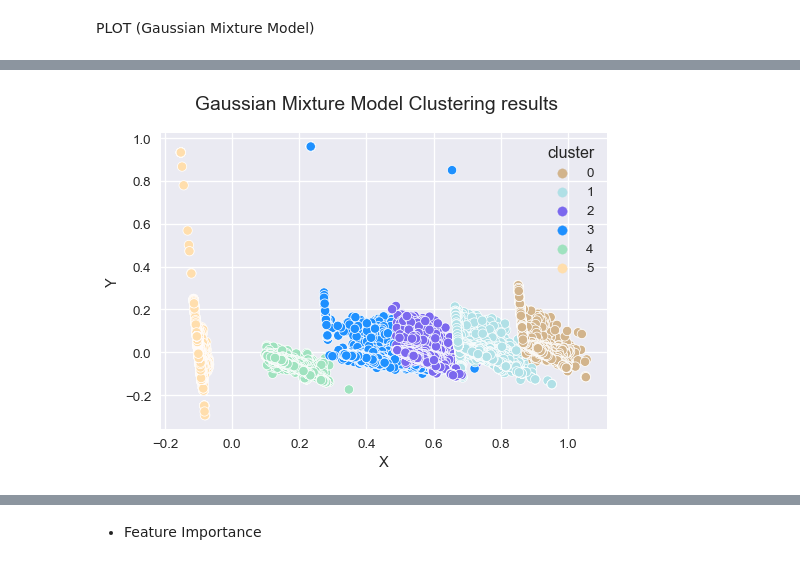
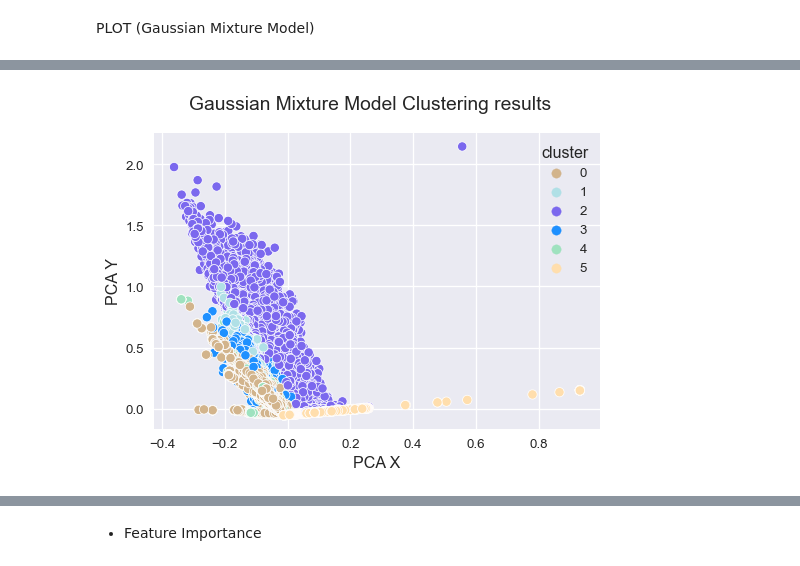
Before and after one commit to HikariJadeEmpire/AdvancedAnalytics-MADT8101, a Jupyter notebook: Section04/Week05_CustomerSegmentation/week5-Segmentation.ipynb, the cells around one changed output, grey strips where cells are left out. Drawn from its saved outputs; the diff is of its cells as text; code cells hidden in the pictures.

```diff
--- a/Section04/Week05_CustomerSegmentation/week5-Segmentation.ipynb
+++ b/Section04/Week05_CustomerSegmentation/week5-Segmentation.ipynb
@@ -529,21 +589,23 @@ display(dfk)
 796546 rows × 2 columns
 # %%
 # Getting unique labels
+def plotClus(df,col):
+    dfk['cluster'] = df[col]
 
-dfk['cluster'] = df['cluster']
+    # plotting the results:
 
-# plotting the results:
+    plt.style.use('seaborn-v0_8')
 
-plt.style.use('seaborn-v0_8')
+    fig, axe = plt.subplots(figsize=(6,4), dpi = 96)
 
-fig, axe = plt.subplots(figsize=(6,4), dpi = 96)
+    color_dict = dict({0:'#D2B48C', 1:'#B0E0E6',
+                    2: '#7B68EE',3: '#1E90FF',4: '#9FE2BF',5: '#FFDEAD'})
 
-color_dict = dict({0:'#D2B48C', 1:'#B0E0E6',
-                  2: '#7B68EE',3: '#1E90FF',4: '#9FE2BF',5: '#FFDEAD'})
-
-g = sns.scatterplot(data = dfk , x=0, y=1, hue="cluster", ax=axe ,alpha=1, palette=color_dict)
-axe.set(xlabel='X', ylabel='Y')
-fig.suptitle("Gaussian Mixture Model Clustering results")
-plt.show()
+    g = sns.scatterplot(data = dfk , x=0, y=1, hue="cluster", ax=axe ,alpha=1, palette=color_dict)
+    axe.set(xlabel='PCA X', ylabel='PCA Y')
+    fig.suptitle("Gaussian Mixture Model Clustering results")
+    plt.show()
-# %% [output]
-[figure, removed]
+# %%
+plotClus(df,'cluster1')
+# %% [output]
+[figure, added]
```
Also changed, not shown: parts of 22 cells of this notebook.
